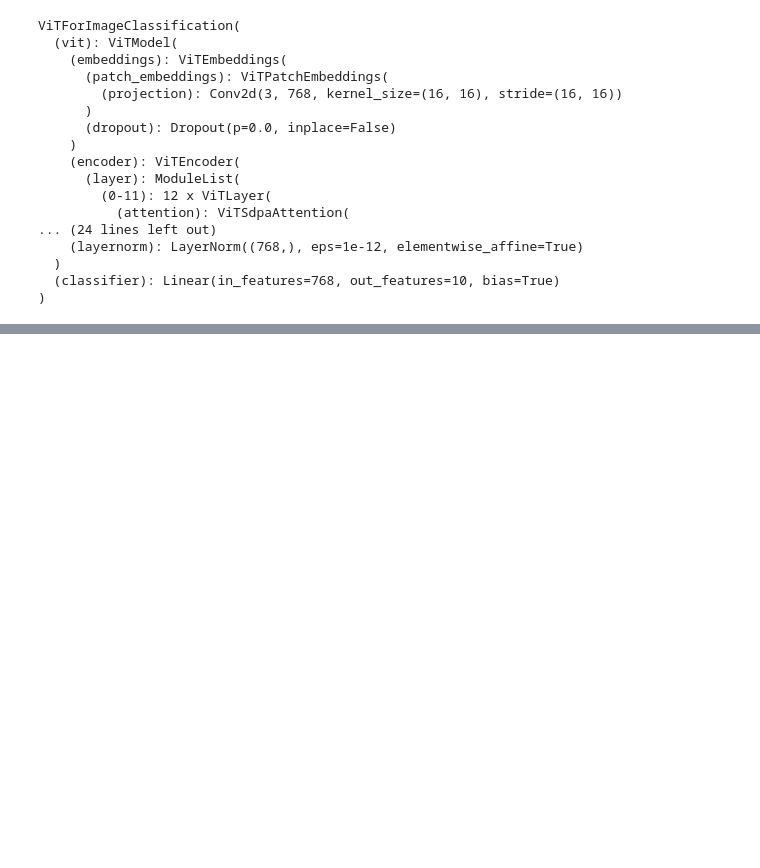
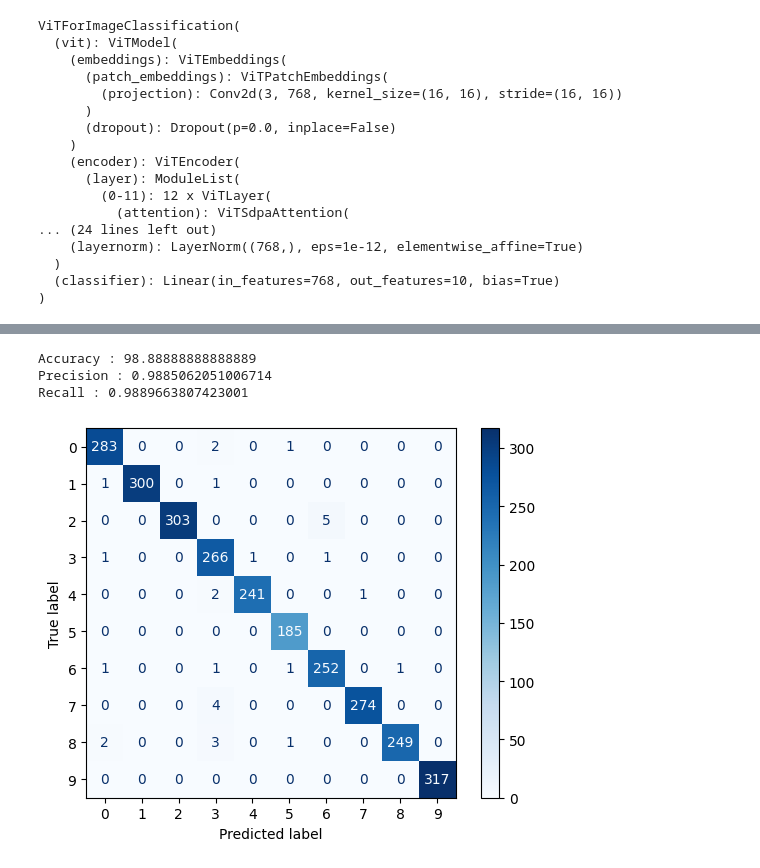
Before and after one commit to azmadoppler/eurosat_playground, a Jupyter notebook: Train_rgb_vit.ipynb, the cells around one changed output, grey strips where cells are left out. Drawn from its saved outputs; the diff is of its cells as text; code cells hidden in the pictures; blank space fills up the shorter version.

Commit message:
finish eval script, writting the rest of todos

```diff
--- a/Train_rgb_vit.ipynb
+++ b/Train_rgb_vit.ipynb
@@ -124,0 +126,41 @@ Epoch [12/100], Loss: 0.23433142664205087
+# %%
+model.load_state_dict(torch.load('weights/vit_model_100.pth'))
+model.eval()  # Set the model to evaluation mode
+model.to(device)
+val_loss = 0.0
+correct = 0
+total = 0
+all_labels = []
+all_predictions = []
+with torch.no_grad():
+    for inputs, labels in tqdm(val_loader, desc='Evaluating', leave=False):
+        inputs, labels = inputs.to(device), labels.to(device)
+
+
+        outputs = model(inputs)
+        logits = outputs.logits
+        loss = criterion(logits, labels)
+        val_loss += loss.item()
+        _, predicted = torch.max(logits, 1)
+        total += labels.size(0)
+        correct += (predicted == labels).sum().item()
+        all_labels.extend(labels.cpu().numpy())
+        all_predictions.extend(predicted.cpu().numpy())
+
+accuracy = 100 * correct / total
+precision = precision_score(all_labels, all_predictions, average='macro')
+recall = recall_score(all_labels, all_predictions, average='macro')
+cm = confusion_matrix(all_labels, all_predictions)
+
+# Display confusion matrix
+disp = ConfusionMatrixDisplay(confusion_matrix=cm, display_labels=range(10))
+disp.plot(cmap='Blues')
+
+print("Accuracy :",accuracy)
+print("Precision :" ,precision)
+print("Recall :", recall)
+# %% [output]
+Accuracy : 98.88888888888889
+Precision : 0.9885062051006714
+Recall : 0.9889663807423001
+[figure, added]
```
Also changed, not shown: parts of 2 cells of this notebook, 7 other files.
